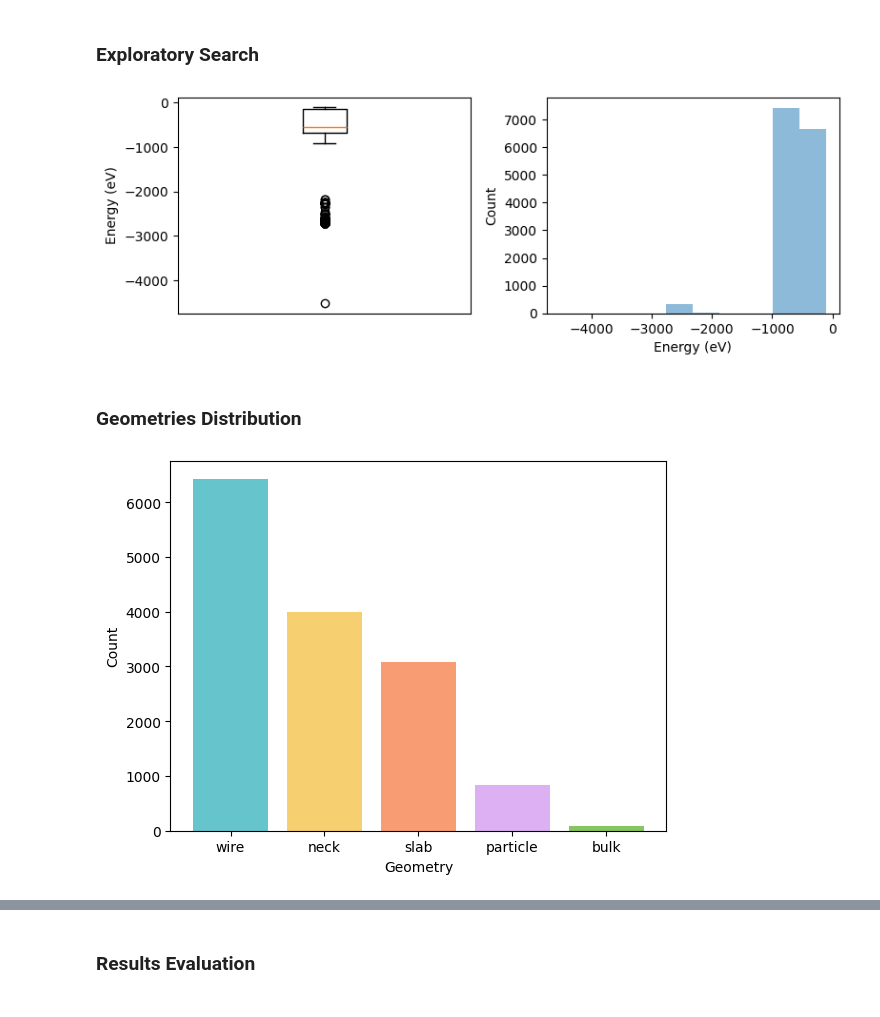
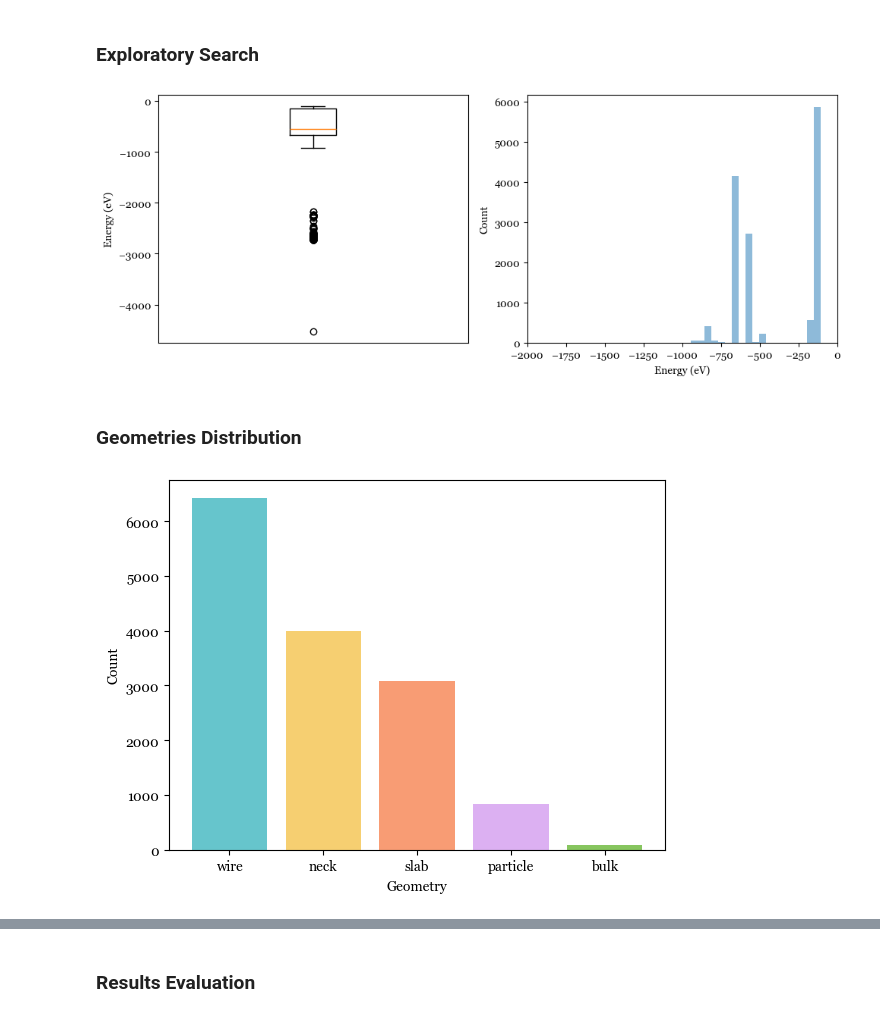
Before and after one commit to pedrozanineli/inference, a Jupyter notebook: 3_plot.ipynb, the cells around one changed output, grey strips where cells are left out. Drawn from its saved outputs; the diff is of its cells as text; code cells hidden in the pictures.

```diff
--- a/3_plot.ipynb
+++ b/3_plot.ipynb
@@ -5,11 +5,13 @@ from sklearn import metrics
 import matplotlib.pyplot as plt
 from sklearn.linear_model import LinearRegression
 # %%
-real_energies = np.load('results/real_energies.npy')
-real_forces = np.load('results/real_forces.npy',allow_pickle=True)
+from modules.eval import load
 
-predicted_energies_mace = np.load('results/predicted_energies_mace.npy')
-predicted_forces_mace = np.load('results/predicted_forces_mace.npy',allow_pickle=True)
+real_energies = load('results/dft_energies.pkl')
+real_forces = load('results/dft_forces.pkl')
+
+predicted_energies_mace = load('results/predicted_energies_mace.pkl')
+predicted_forces_mace = load('results/predicted_forces_mace.pkl')
 # %%
 zro2_ref = np.load('dictionary_zro2.npy',allow_pickle=True)
 zro2_ref = zro2_ref.item()
@@ -26,22 +28,25 @@ for key,value in zro2_ref.items():
         geometries_dictionary[value[1]] = [[key,real_energies[key]]]
     else:
         geometries_dictionary[value[1]].append([key,real_energies[key]])
+# %%
+plt.rcParams["font.family"] = "Georgia"
 # %% [markdown]
 ### Exploratory Search
 # %%
-plt.figure(figsize=(8,3))
+plt.figure(figsize=(10,4))
 plt.subplot(121)
 plt.boxplot(real_energies)
 plt.xticks([]),plt.ylabel('Energy (eV)')
 
 plt.subplot(122)
-plt.hist(real_energies,density=False,bins=10,alpha=0.5)
+plt.hist(real_energies,density=False,bins=100,alpha=0.5)
 plt.xlabel('Energy (eV)'),plt.ylabel('Count')
+plt.xlim(-2000,0)
 
 plt.tight_layout()
 plt.show()
 # %% [output]
-[figure, old version]
+[figure, new version]
 # %% [markdown]
 ### Geometries Distribution
 # %%
@@ -56,7 +61,7 @@ plt.bar(geometries_count.keys(),geometries_count.values(),color=colors)
 plt.xlabel('Geometry'),plt.ylabel('Count')
 plt.show()
 # %% [output]
-[figure, old version]
+[figure, new version]
 # %%
 boxplot_data=[]
 for key,value in geometries_dictionary.items():
```
Also changed, not shown: parts of 14 cells of this notebook, 13 other files.
